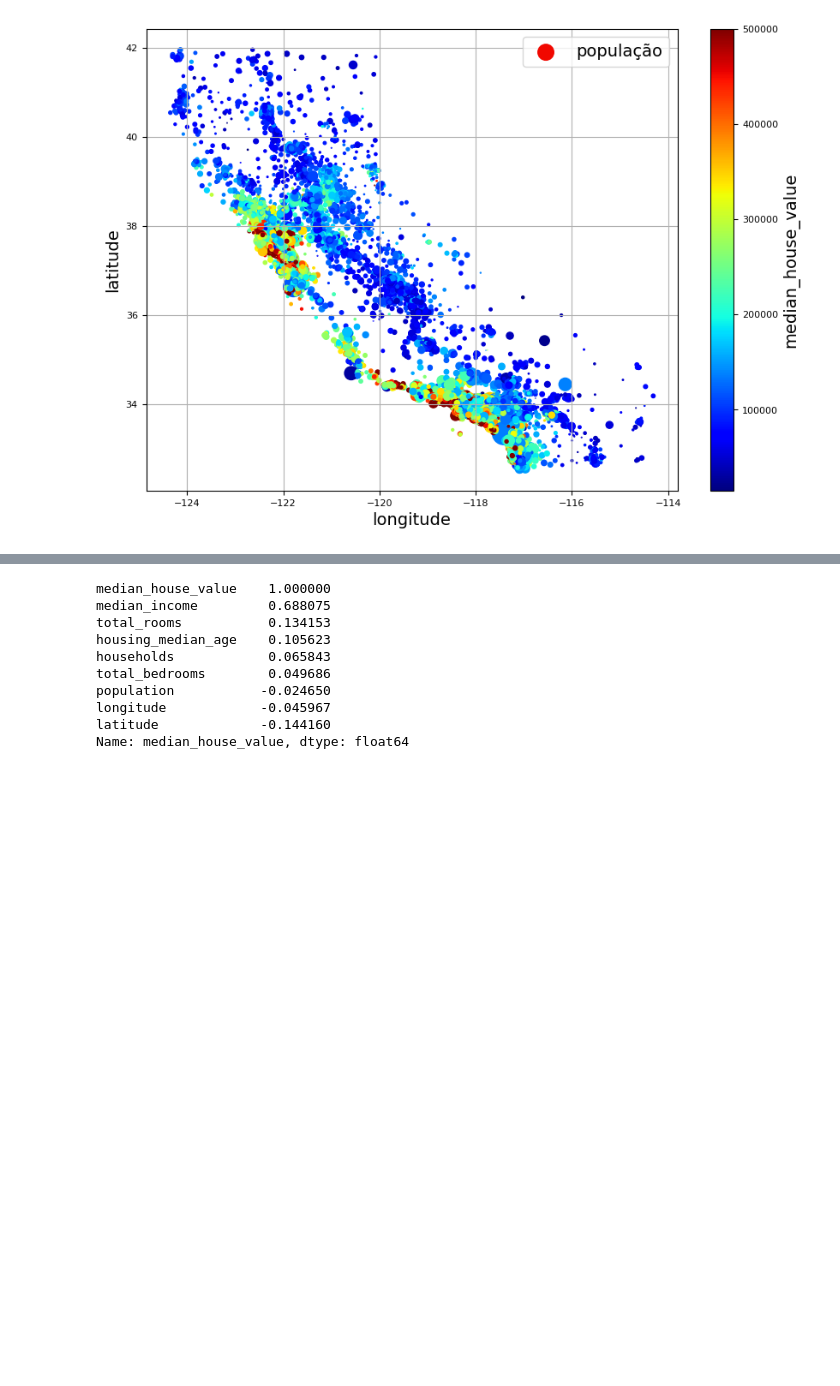
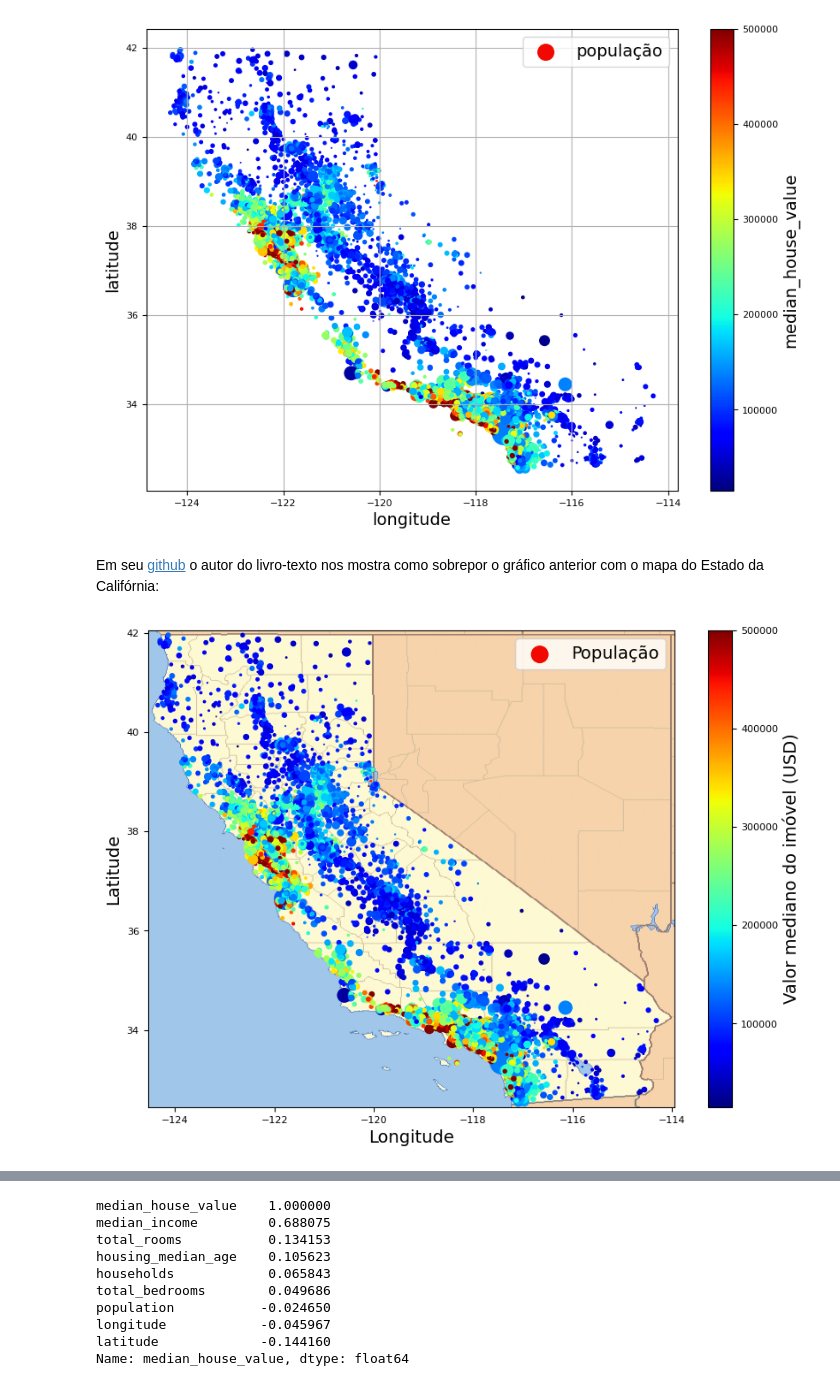
Before and after one commit to EvandroJRSilva/UniML, a Jupyter notebook: src/aula05/aula05.ipynb, the cells around one changed output, grey strips where cells are left out. Drawn from its saved outputs; the diff is of its cells as text; code cells hidden in the pictures; blank space fills up the shorter version.

```diff
--- a/src/aula05/aula05.ipynb
+++ b/src/aula05/aula05.ipynb
@@ -384,4 +382,20 @@ copia.plot(kind="scatter", x="longitude", y="latitude", grid=True, s=copia["popu
 plt.show()
 # %% [output]
 [figure]
+# %% [markdown]
+Em seu [github](https://github.com/ageron/handson-ml3/blob/main/02_end_to_end_machine_learning_project.ipynb) o autor do livro-texto nos mostra como sobrepor o gráfico anterior com o mapa do Estado da Califórnia:
+# %%
+# Renomeando algumas colunas apenas por questões estéticas para o gráfico
+copia_renomeada = copia.rename(columns={"latitude": "Latitude", "longitude": "Longitude", "population": "População", "median_house_value": "Valor mediano do imóvel (USD)"})
+
+copia_renomeada.plot(kind="scatter", x="Longitude", y="Latitude", s=copia_renomeada["População"]/100, label="População", c="Valor mediano do imóvel (USD)", cmap="jet", colorbar=True, legend=True, sharex=False, figsize=(10, 7))
+
+california_img = plt.imread("../datasets/housing/california.png")
+eixos = -124.55, -113.95, 32.45, 42.05
+plt.axis(eixos)
+plt.imshow(california_img, extent=eixos)
+
+plt.show()
+# %% [output]
+[figure, added]
 # %% [markdown]
```
Also changed, not shown: parts of 58 cells of this notebook, 3 other files.
